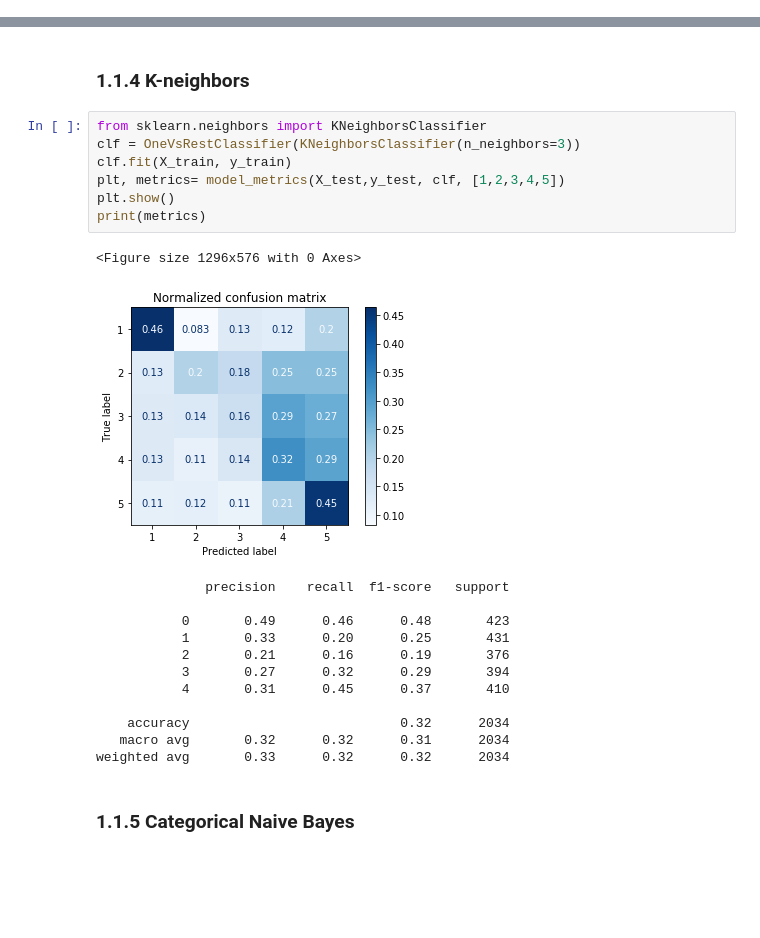
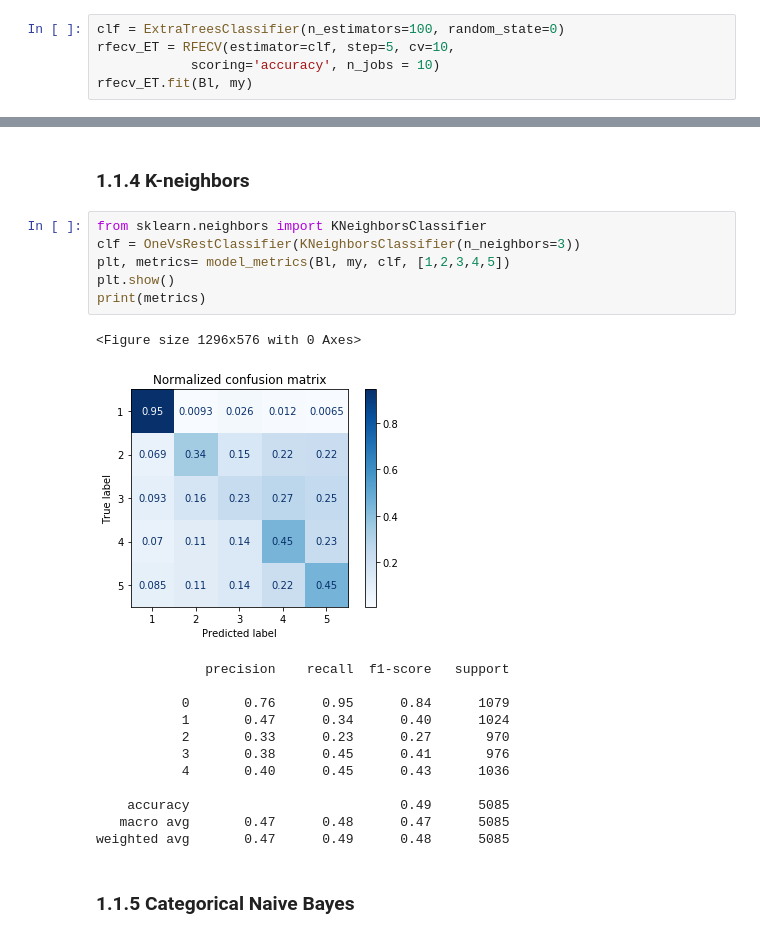
Before and after one commit to PedroCotovio/MLproject, a Jupyter notebook: Task1.ipynb, the cells around one changed output, grey strips where cells are left out. Drawn from its saved outputs; the diff is of its cells as text; blank space fills up the shorter version.

```diff
--- a/Task1.ipynb
+++ b/Task1.ipynb
@@ -366,0 +416,5 @@ weighted avg       0.36      0.37      0.37      2034
+# %%
+clf = ExtraTreesClassifier(n_estimators=100, random_state=0)
+rfecv_ET = RFECV(estimator=clf, step=5, cv=10,
+            scoring='accuracy', n_jobs = 10)
+rfecv_ET.fit(Bl, my)
@@ -369,24 +509,23 @@ weighted avg       0.36      0.37      0.37      2034
 # %%
 from sklearn.neighbors import KNeighborsClassifier
 clf = OneVsRestClassifier(KNeighborsClassifier(n_neighbors=3))
-clf.fit(X_train, y_train)
-plt, metrics= model_metrics(X_test,y_test, clf, [1,2,3,4,5])
+plt, metrics= model_metrics(Bl, my, clf, [1,2,3,4,5])
 plt.show()
 print(metrics)
 # %% [output]
 <Figure size 1296x576 with 0 Axes>
-[figure, old version]
+[figure, new version]
               precision    recall  f1-score   support
 
-           0       0.49      0.46      0.48       423
-           1       0.33      0.20      0.25       431
-           2       0.21      0.16      0.19       376
-           3       0.27      0.32      0.29       394
-           4       0.31      0.45      0.37       410
+           0       0.76      0.95      0.84      1079
+           1       0.47      0.34      0.40      1024
+           2       0.33      0.23      0.27       970
+           3       0.38      0.45      0.41       976
+           4       0.40      0.45      0.43      1036
 
-    accuracy                           0.32      2034
-   macro avg       0.32      0.32      0.31      2034
-weighted avg       0.33      0.32      0.32      2034
+    accuracy                           0.49      5085
+   macro avg       0.47      0.48      0.47      5085
+weighted avg       0.47      0.49      0.48      5085
 # %% [markdown]
 ### 1.1.5 Categorical Naive Bayes
 # %%
```
Also changed, not shown: parts of 31 cells of this notebook, 4 other files.
